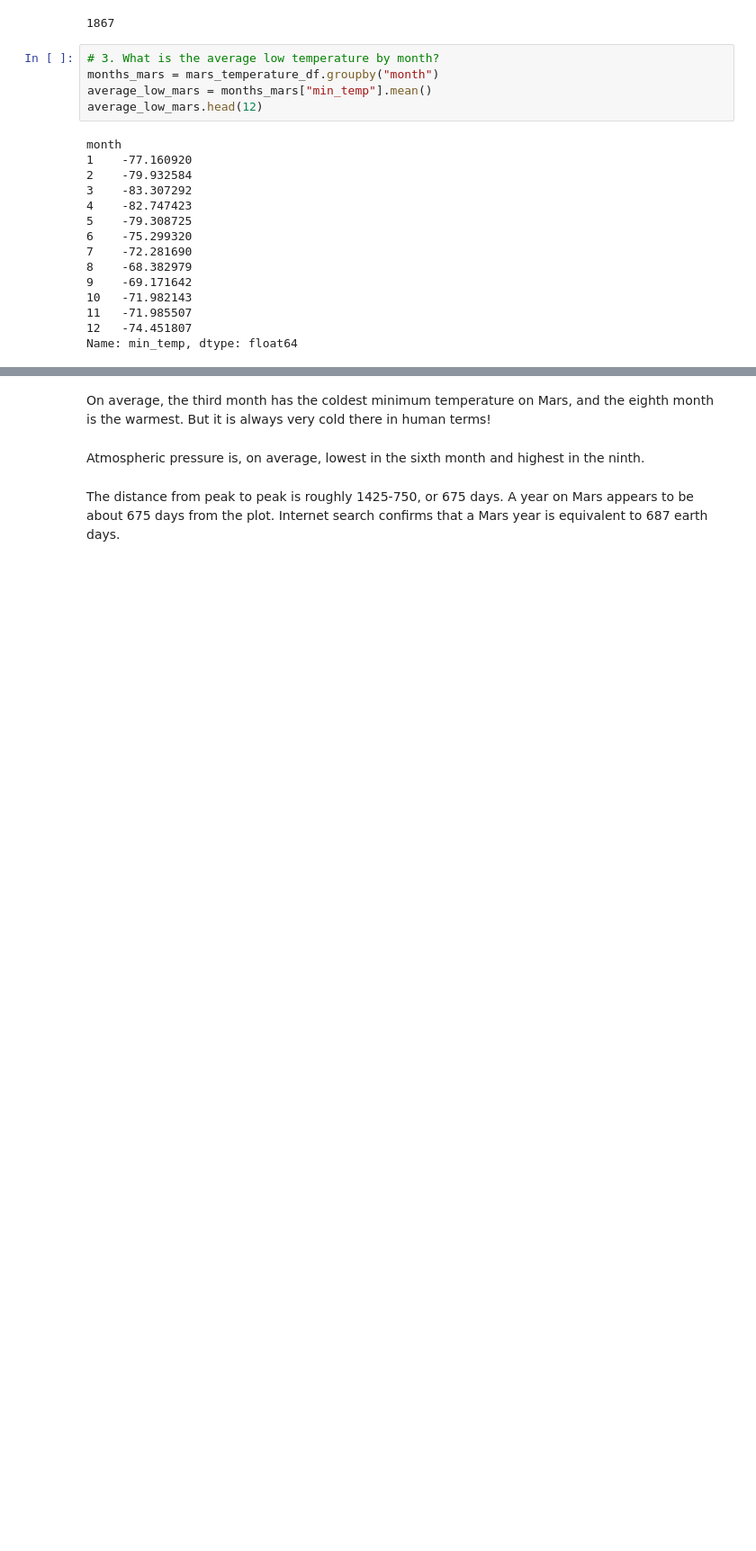
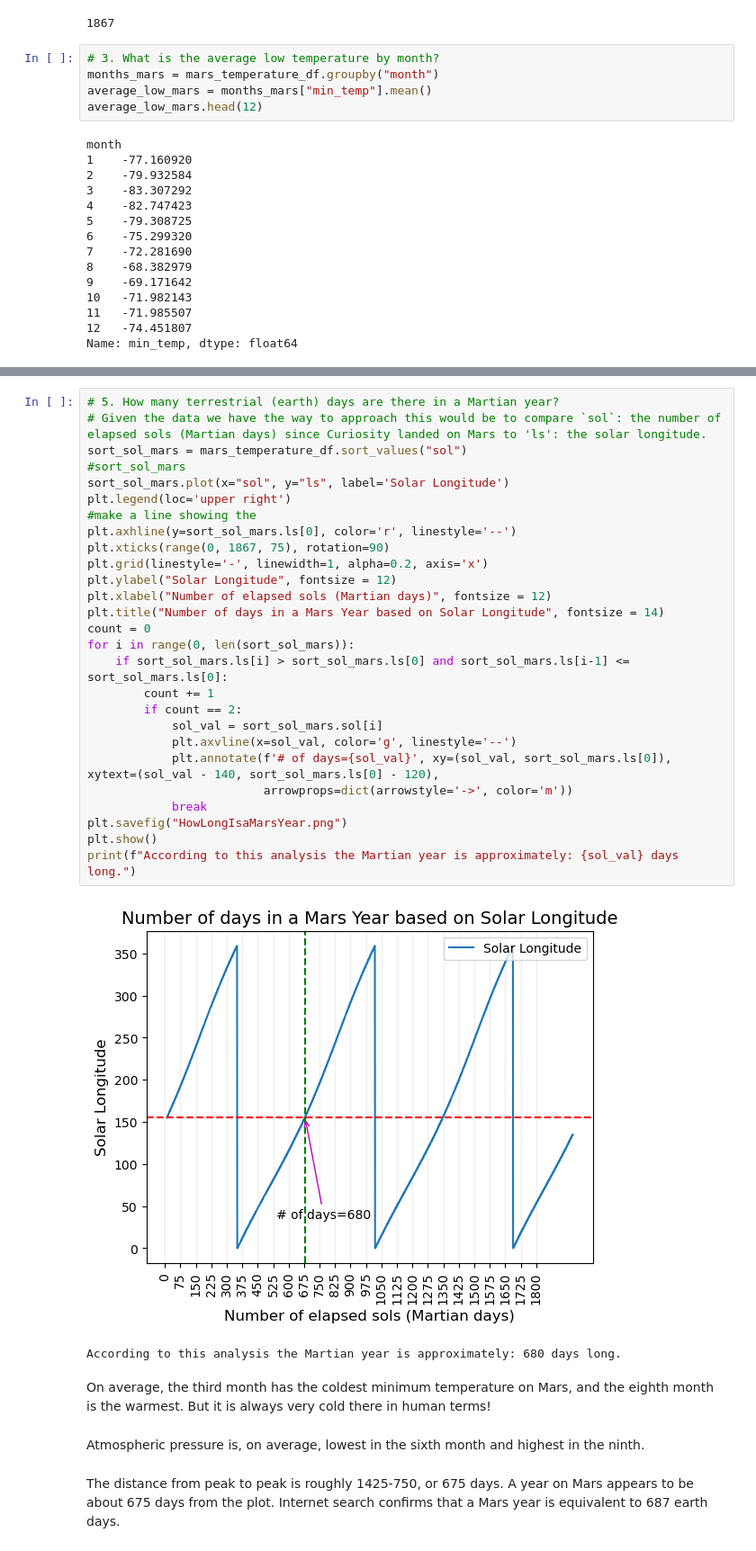
Before and after one commit to RichardMalo/Mars, a Jupyter notebook: part_2_mars_weather.ipynb, the cells around one changed output, grey strips where cells are left out. Shown at 90% size. Drawn from its saved outputs; the diff is of its cells as text; blank space fills up the shorter version.

```diff
--- a/part_2_mars_weather.ipynb
+++ b/part_2_mars_weather.ipynb
@@ -259,3 +263,33 @@ Mars Coldest Month was Month: 3 The temperature was: -83.30729166666667.
+# %%
+# 5. How many terrestrial (earth) days are there in a Martian year?
+# Given the data we have the way to approach this would be to compare `sol`: the number of elapsed sols (Martian days) since Curiosity landed on Mars to 'ls': the solar longitude.
+sort_sol_mars = mars_temperature_df.sort_values("sol")
+#sort_sol_mars
+sort_sol_mars.plot(x="sol", y="ls", label='Solar Longitude')
+plt.legend(loc='upper right')
+#make a line showing the
+plt.axhline(y=sort_sol_mars.ls[0], color='r', linestyle='--')
+plt.xticks(range(0, 1867, 75), rotation=90)
+plt.grid(linestyle='-', linewidth=1, alpha=0.2, axis='x')
+plt.ylabel("Solar Longitude", fontsize = 12)
+plt.xlabel("Number of elapsed sols (Martian days)", fontsize = 12)
+plt.title("Number of days in a Mars Year based on Solar Longitude", fontsize = 14)
+count = 0
+for i in range(0, len(sort_sol_mars)):
+    if sort_sol_mars.ls[i] > sort_sol_mars.ls[0] and sort_sol_mars.ls[i-1] <= sort_sol_mars.ls[0]:
+        count += 1
+        if count == 2:
+            sol_val = sort_sol_mars.sol[i]
+            plt.axvline(x=sol_val, color='g', linestyle='--')
+            plt.annotate(f'# of days={sol_val}', xy=(sol_val, sort_sol_mars.ls[0]), xytext=(sol_val - 140, sort_sol_mars.ls[0] - 120),
+                         arrowprops=dict(arrowstyle='->', color='m'))
+            break
+plt.savefig("HowLongIsaMarsYear.png")
+plt.show()
+print(f"According to this analysis the Martian year is approximately: {sol_val} days long.")
+# %% [output]
+[figure, added]
+According to this analysis the Martian year is approximately: 680 days long.
 # %% [markdown]
 On average, the third month has the coldest minimum temperature on Mars, and the eighth month is the warmest. But it is always very cold there in human terms!
 # %% [markdown]
```
Also changed, not shown: parts of 9 cells of this notebook, 4 other files.
